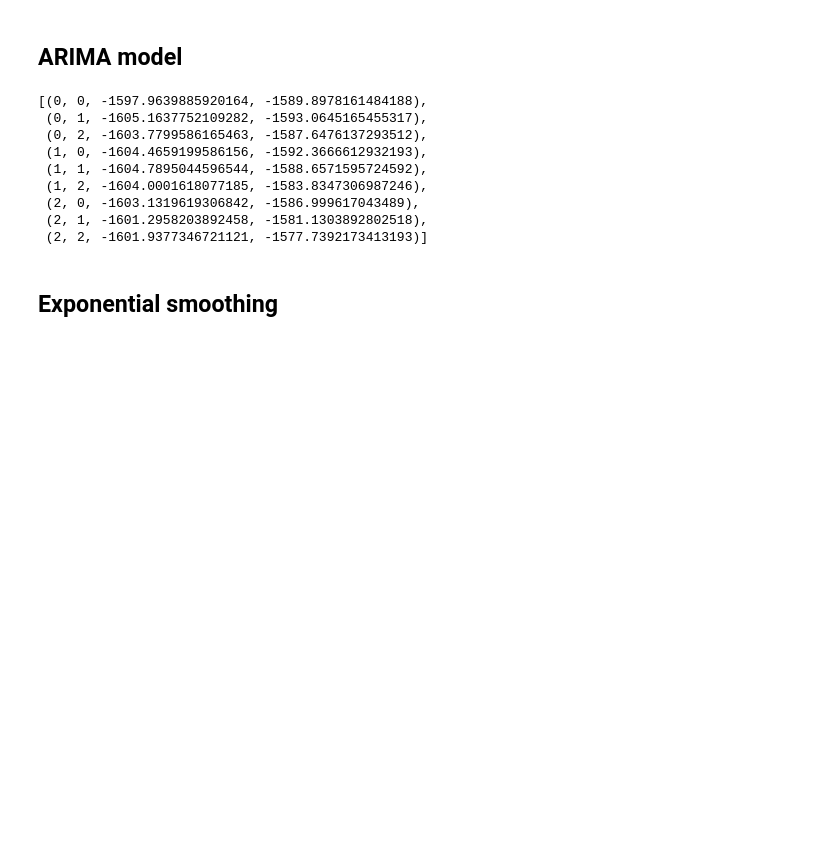
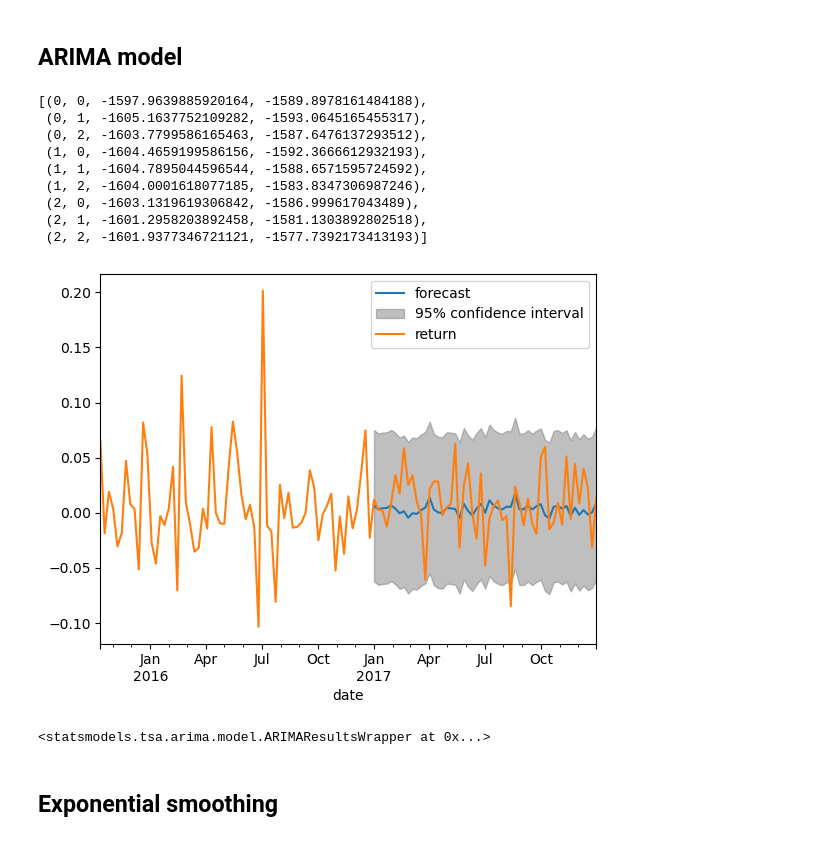
Before and after one commit to nhongphuc/Stock-prediction, a Jupyter notebook: Capstone3_part2.ipynb, the cells around one changed output. Drawn from its saved outputs; the diff is of its cells as text; code cells hidden in the pictures; blank space fills up the shorter version.

```diff
--- a/Capstone3_part2.ipynb
+++ b/Capstone3_part2.ipynb
@@ -49,6 +50,18 @@ order_aic_bic
  (2, 0, -1603.1319619306842, -1586.999617043489),
  (2, 1, -1601.2958203892458, -1581.1303892802518),
  (2, 2, -1601.9377346721121, -1577.7392173413193)]
+# %%
+fig, ax = plt.subplots()
+res = ARIMA(returns, order=(0,0,1)).fit()
+plot_predict(res, start=datetime(2017,1,1), end=datetime(2017,12,31), ax=ax)
+returns.iloc[300:].plot(ax=ax)
+plt.show()
+# %% [output]
+[figure, added]
+# %%
+res
+# %% [output]
+<statsmodels.tsa.arima.model.ARIMAResultsWrapper at 0x...>
 # %% [markdown]
 ## Exponential smoothing
 # %% [markdown]
```
Also changed, not shown: parts of 1 cell of this notebook.
